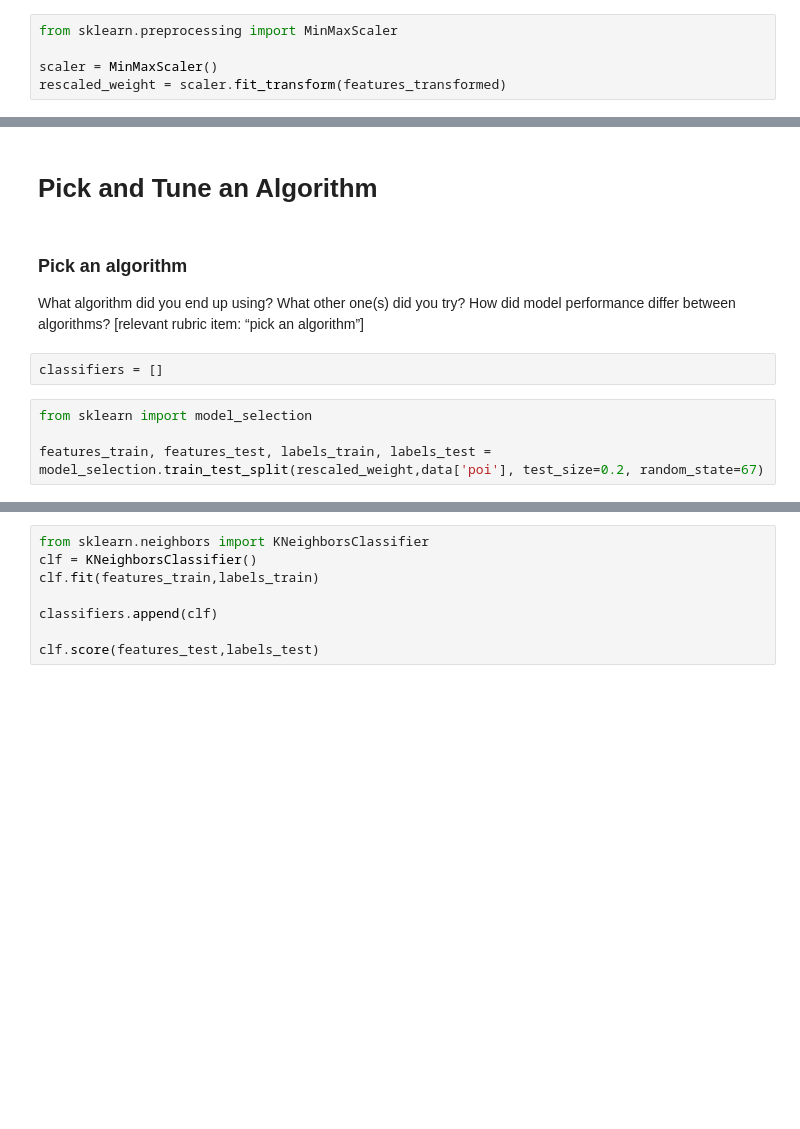
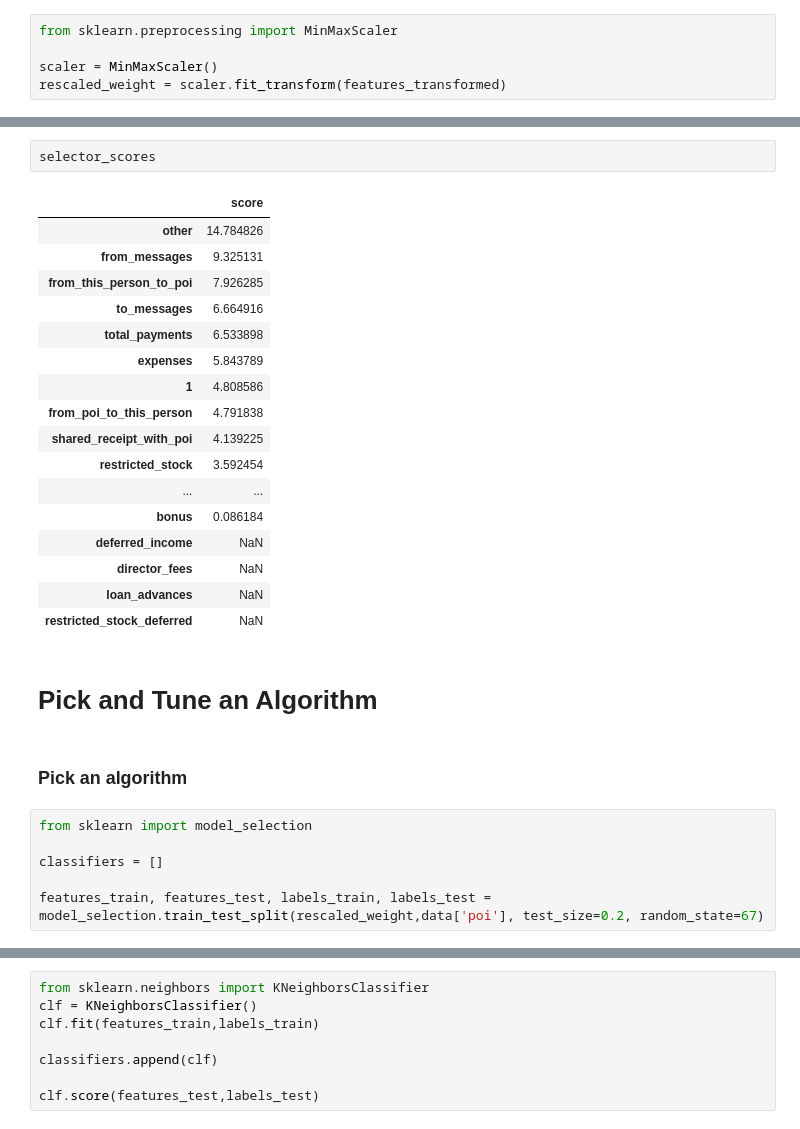
Before and after one commit to lizkalina/poi-classifier, a Jupyter notebook: Identify Fraud from Enron Email-V2.ipynb, the cells around one changed output, grey strips where cells are left out. Cells and saved outputs as stored; diff of their text form; blank space fills up the shorter version.

```diff
--- a/Identify Fraud from Enron Email-V2.ipynb
+++ b/Identify Fraud from Enron Email-V2.ipynb
@@ -261,14 +290,32 @@ rescaled_weight = scaler.fit_transform(features_transformed)
+# %%
+selector_scores
+# %% [output]
+|  | score |
+| other | 14.784826 |
+| from_messages | 9.325131 |
+| from_this_person_to_poi | 7.926285 |
+| to_messages | 6.664916 |
+| total_payments | 6.533898 |
+| expenses | 5.843789 |
+| 1 | 4.808586 |
+| from_poi_to_this_person | 4.791838 |
+| shared_receipt_with_poi | 4.139225 |
+| restricted_stock | 3.592454 |
+| ... | ... |
+| bonus | 0.086184 |
+| deferred_income | NaN |
+| director_fees | NaN |
+| loan_advances | NaN |
+| restricted_stock_deferred | NaN |
 # %% [markdown]
 # Pick and Tune an Algorithm
-# %% [markdown]
-### Pick an algorithm
-
-What algorithm did you end up using? What other one(s) did you try? How did model performance differ between algorithms?  [relevant rubric item: “pick an algorithm”]
-# %%
-classifiers = []
+# %% [markdown]
+### Pick an algorithm
 # %%
 from sklearn import model_selection
 
+classifiers = []
+
 features_train, features_test, labels_train, labels_test = model_selection.train_test_split(rescaled_weight,data['poi'], test_size=0.2, random_state=67)
 # %%
 from sklearn.tree import DecisionTreeClassifier
```
Also changed, not shown: parts of 49 cells of this notebook.
